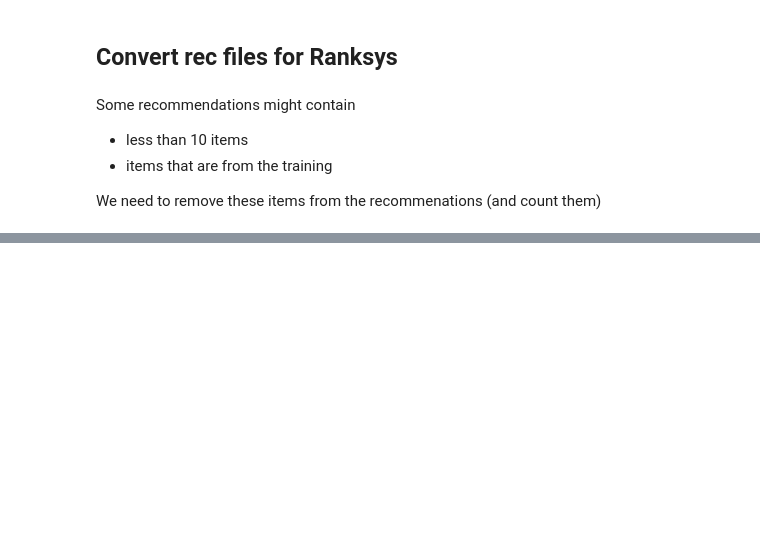
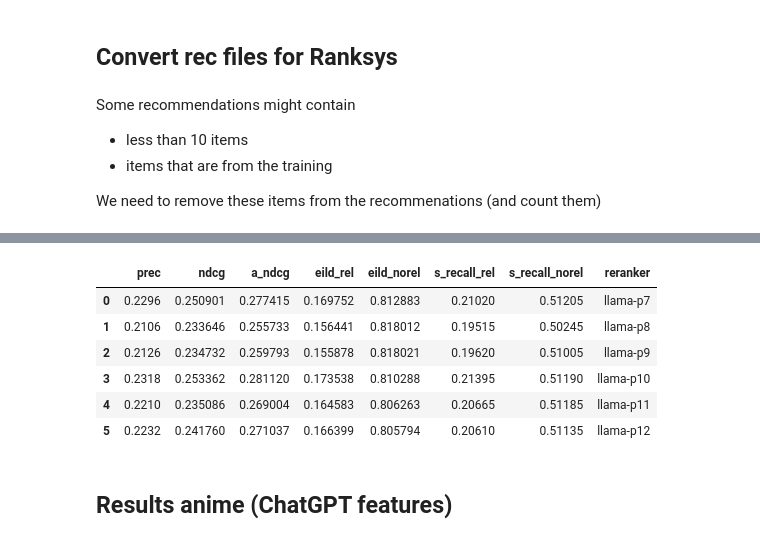
Before and after one commit to cdiego89phd/chat-reranking, a Jupyter notebook: notebooks/results_analysis_anime.ipynb, the cells around one changed output, grey strips where cells are left out. Drawn from its saved outputs; the diff is of its cells as text; code cells hidden in the pictures; blank space fills up the shorter version.

```diff
--- a/notebooks/results_analysis_anime.ipynb
+++ b/notebooks/results_analysis_anime.ipynb
@@ -235,0 +253,33 @@ results
+# %%
+results_path = "/home/diego/chat-reranking/experiments/anime/results/ranksys_eval"
+llama_p7 = pd.read_csv(f"{results_path}/Llama-2-7b-chat-hf-div-p7-pzt-fold_0-@10.csv")
+llama_p8 = pd.read_csv(f"{results_path}/Llama-2-7b-chat-hf-div-p8-pzt-fold_0-@10.csv")
+llama_p9 = pd.read_csv(f"{results_path}/Llama-2-7b-chat-hf-div-p9-pzt-fold_0-@10.csv")
+llama_p10 = pd.read_csv(f"{results_path}/Llama-2-7b-chat-hf-div-p10-pzt-fold_0-@10.csv")
+llama_p11 = pd.read_csv(f"{results_path}/Llama-2-7b-chat-hf-div-p11-pzt-fold_0-@10.csv")
+llama_p12 = pd.read_csv(f"{results_path}/Llama-2-7b-chat-hf-div-p12-pzt-fold_0-@10.csv")
+
+d = {}
+for col in chat_p1.columns:
+    d[col] = [llama_p7[col][0],
+              llama_p8[col][0],
+              llama_p9[col][0],
+              llama_p10[col][0],
+              llama_p11[col][0],
+              llama_p12[col][0],
+              ]
+results = pd.DataFrame(data=d)
+results = results[["prec", "ndcg", "a_ndcg", "eild_rel", "eild_norel", "s_recall_rel", "s_recall_norel"]]
+results["reranker"] = ["llama-p7", "llama-p8", "llama-p9", "llama-p10",
+                       "llama-p11", "llama-p12"]
+results
+# %% [output]
+|  | prec | ndcg | a_ndcg | eild_rel | eild_norel | s_recall_rel | s_recall_norel | reranker |
+| 0 | 0.2296 | 0.250901 | 0.277415 | 0.169752 | 0.812883 | 0.21020 | 0.51205 | llama-p7 |
+| 1 | 0.2106 | 0.233646 | 0.255733 | 0.156441 | 0.818012 | 0.19515 | 0.50245 | llama-p8 |
+| 2 | 0.2126 | 0.234732 | 0.259793 | 0.155878 | 0.818021 | 0.19620 | 0.51005 | llama-p9 |
+| 3 | 0.2318 | 0.253362 | 0.281120 | 0.173538 | 0.810288 | 0.21395 | 0.51190 | llama-p10 |
+| 4 | 0.2210 | 0.235086 | 0.269004 | 0.164583 | 0.806263 | 0.20665 | 0.51185 | llama-p11 |
+| 5 | 0.2232 | 0.241760 | 0.271037 | 0.166399 | 0.805794 | 0.20610 | 0.51135 | llama-p12 |
+# %% [markdown]
+<h2>Results anime (ChatGPT features)</h2>
```
Also changed, not shown: parts of 32 cells of this notebook, 3 other files.
